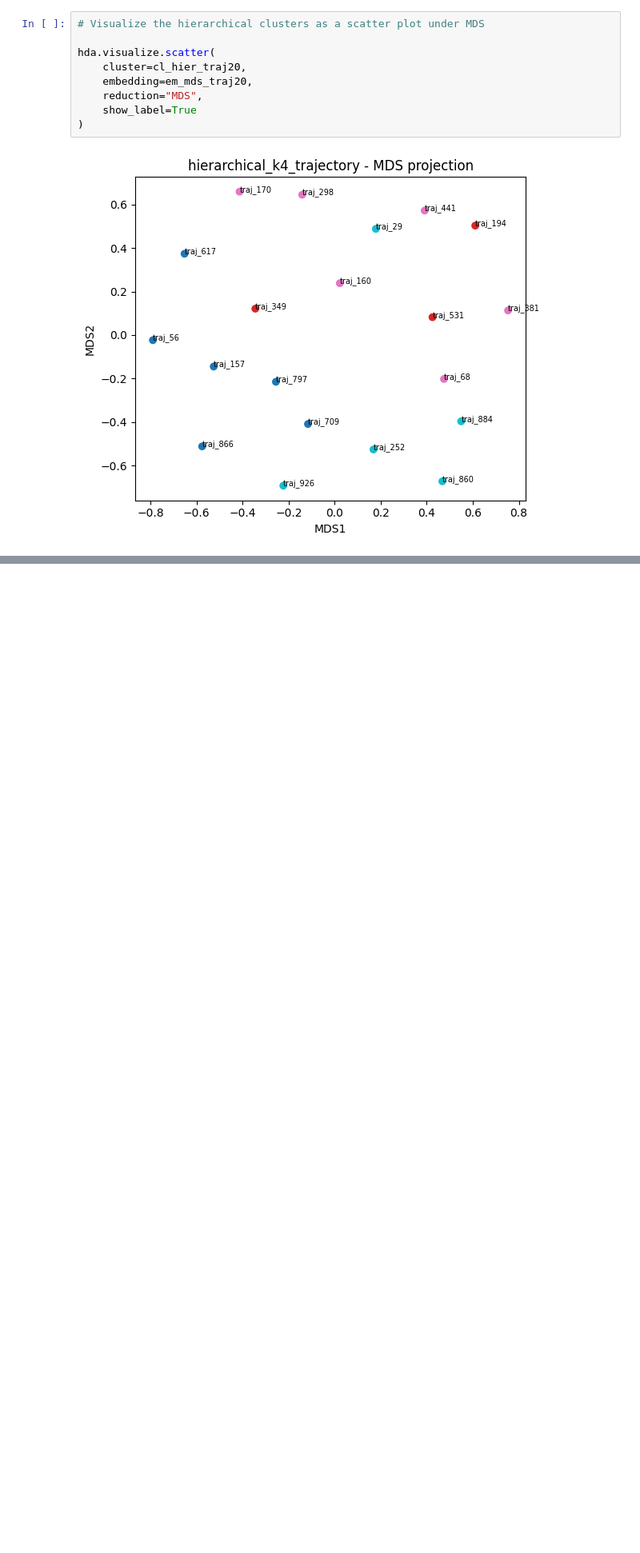
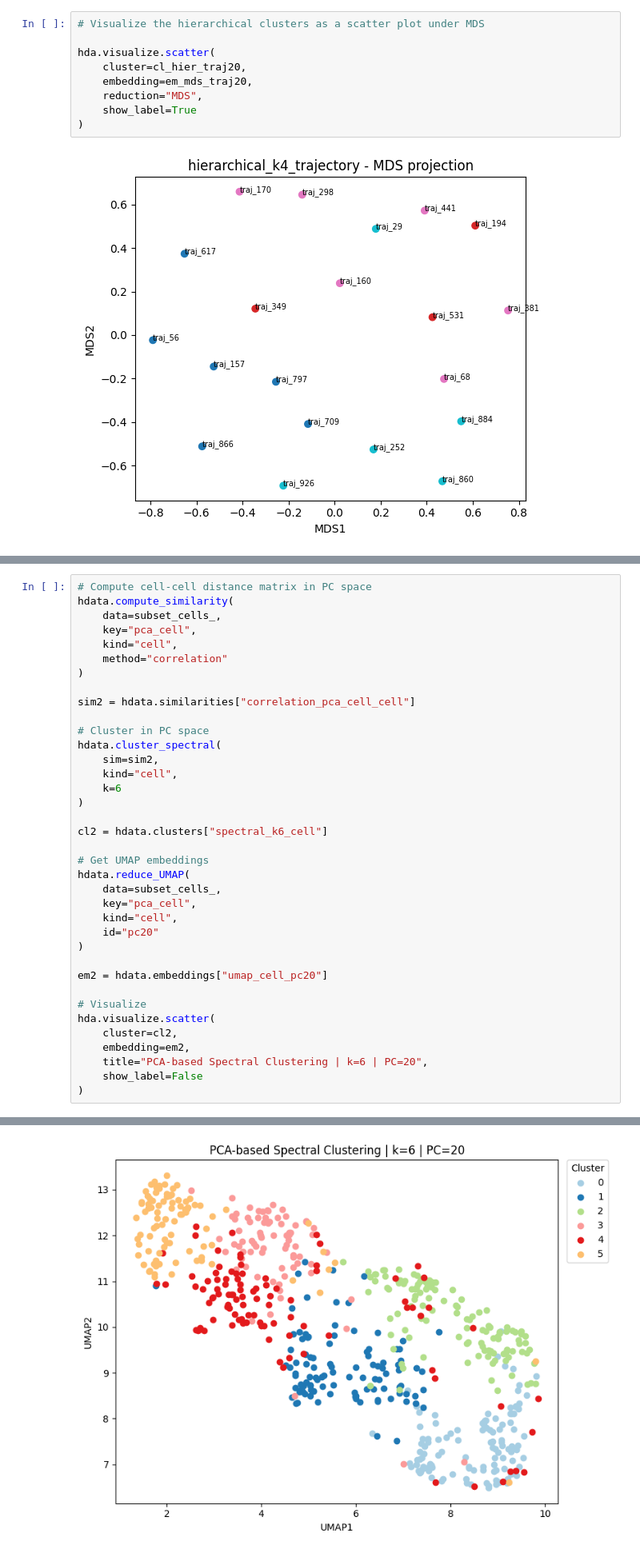
Before and after one commit to csw128/hdadata-package, a Jupyter notebook: Tutorial.ipynb, the cells around one changed output, grey strips where cells are left out. Shown at 80% size. Saved outputs shown, nothing was run; the diff lists cells and outputs as text; blank space fills up the shorter version.

```diff
--- a/Tutorial.ipynb
+++ b/Tutorial.ipynb
@@ -929,0 +968,38 @@ MDS embedding "mds_cell" stored!
+# %%
+# Compute cell-cell distance matrix in PC space
+hdata.compute_similarity(
+    data=subset_cells_,
+    key="pca_cell",
+    kind="cell",
+    method="correlation"
+)
+
+sim2 = hdata.similarities["correlation_pca_cell_cell"]
+
+# Cluster in PC space
+hdata.cluster_spectral(
+    sim=sim2,
+    kind="cell",
+    k=6
+)
+
+cl2 = hdata.clusters["spectral_k6_cell"]
+
+# Get UMAP embeddings
+hdata.reduce_UMAP(
+    data=subset_cells_,
+    key="pca_cell",
+    kind="cell",
+    id="pc20"
+)
+
+em2 = hdata.embeddings["umap_cell_pc20"]
+
+# Visualize
+hda.visualize.scatter(
+    cluster=cl2,
+    embedding=em2,
+    title="PCA-based Spectral Clustering | k=6 | PC=20",
+    show_label=False
+)
+# %% [output]
@@ -929,0 +1011 @@ MDS embedding "mds_cell" stored!
+[figure, added]
```
Also changed, not shown: parts of 40 cells of this notebook, 3 other files.
